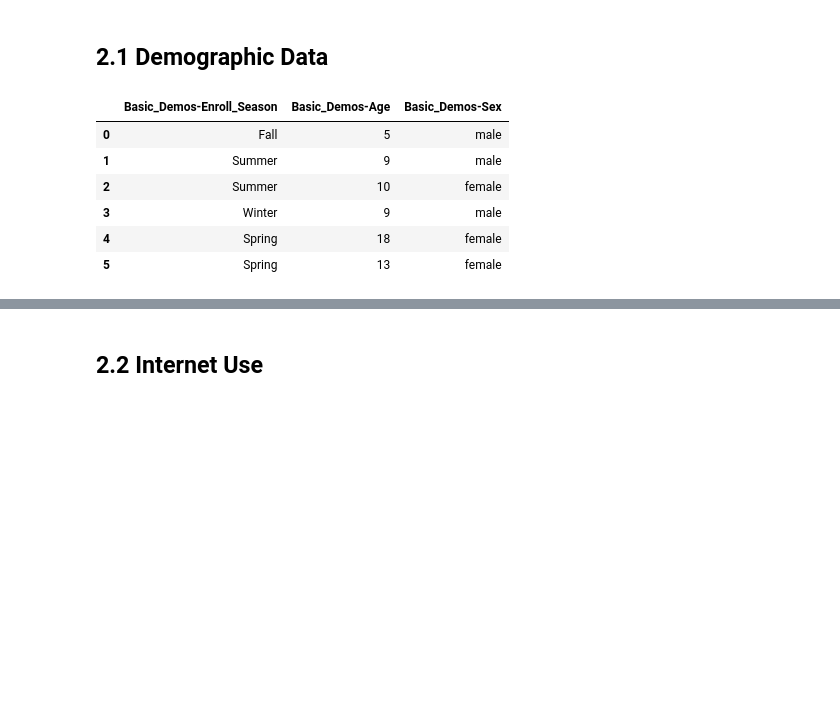
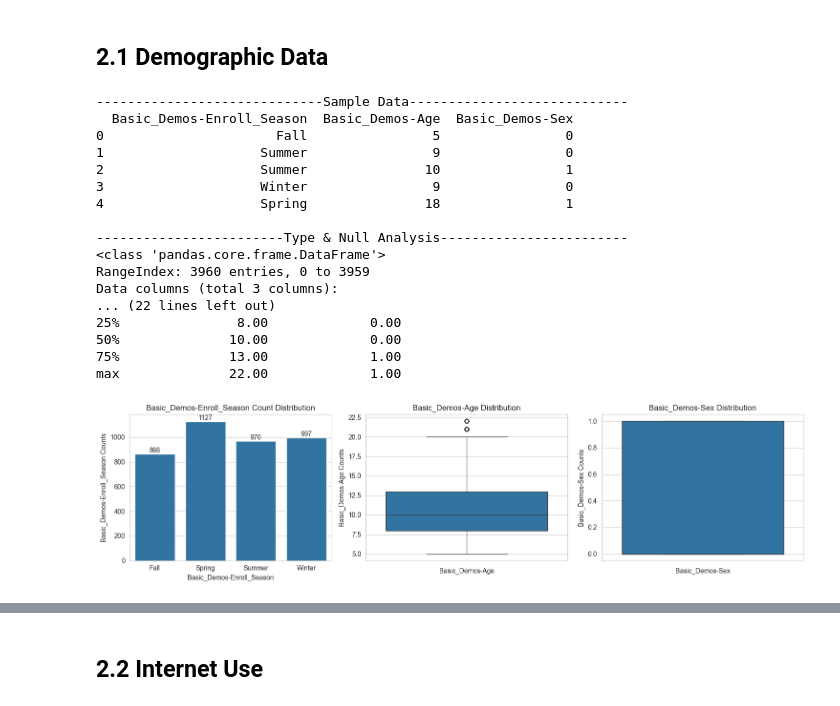
Before and after one commit to suphakrit-lert/Kaggle-Competition-Child-Problematic-Internet-Use, a Jupyter notebook: main.ipynb, the cells around one changed output, grey strips where cells are left out. Cells and saved outputs as stored; diff of their text form; code cells hidden in the pictures; blank space fills up the shorter version.

```diff
--- a/main.ipynb
+++ b/main.ipynb
@@ -50,17 +76,33 @@ plt.show()
 # %% [markdown]
 ## 2.1 Demographic Data
+# %%
+# Get the demographic data
+basic_demos_train_df = train_df.loc[:, train_df.columns.map(lambda x: x.split(sep='-')[0]) == 'Basic_Demos']
+
+print('-----------------------------Sample Data----------------------------')
+print(basic_demos_train_df.head())
+summarize_data(basic_demos_train_df)
+generate_eda_plot(basic_demos_train_df)
+# %% [output]
+-----------------------------Sample Data----------------------------
+  Basic_Demos-Enroll_Season  Basic_Demos-Age  Basic_Demos-Sex
+0                      Fall                5                0
+1                    Summer                9                0
+2                    Summer               10                1
+3                    Winter                9                0
+4                    Spring               18                1
+
+------------------------Type & Null Analysis------------------------
+<class 'pandas.core.frame.DataFrame'>
+RangeIndex: 3960 entries, 0 to 3959
+Data columns (total 3 columns):
+... (22 lines left out)
+25%               8.00             0.00
+50%              10.00             0.00
+75%              13.00             1.00
+max              22.00             1.00
+[figure, added]
 # %%
 # Change from 0 to male and 1 to female
 train_df['Basic_Demos-Sex'].replace({0: 'male', 1: 'female'}, inplace=True)
-
-# Get the demographic data
-train_df.loc[:5, train_df.columns.map(lambda x: x.split(sep='-')[0]) == 'Basic_Demos']
-# %% [output]
-|  | Basic_Demos-Enroll_Season | Basic_Demos-Age | Basic_Demos-Sex |
-| 0 | Fall | 5 | male |
-| 1 | Summer | 9 | male |
-| 2 | Summer | 10 | female |
-| 3 | Winter | 9 | male |
-| 4 | Spring | 18 | female |
-| 5 | Spring | 13 | female |
 # %%
```
Also changed, not shown: parts of 18 cells of this notebook, 1 other file.
